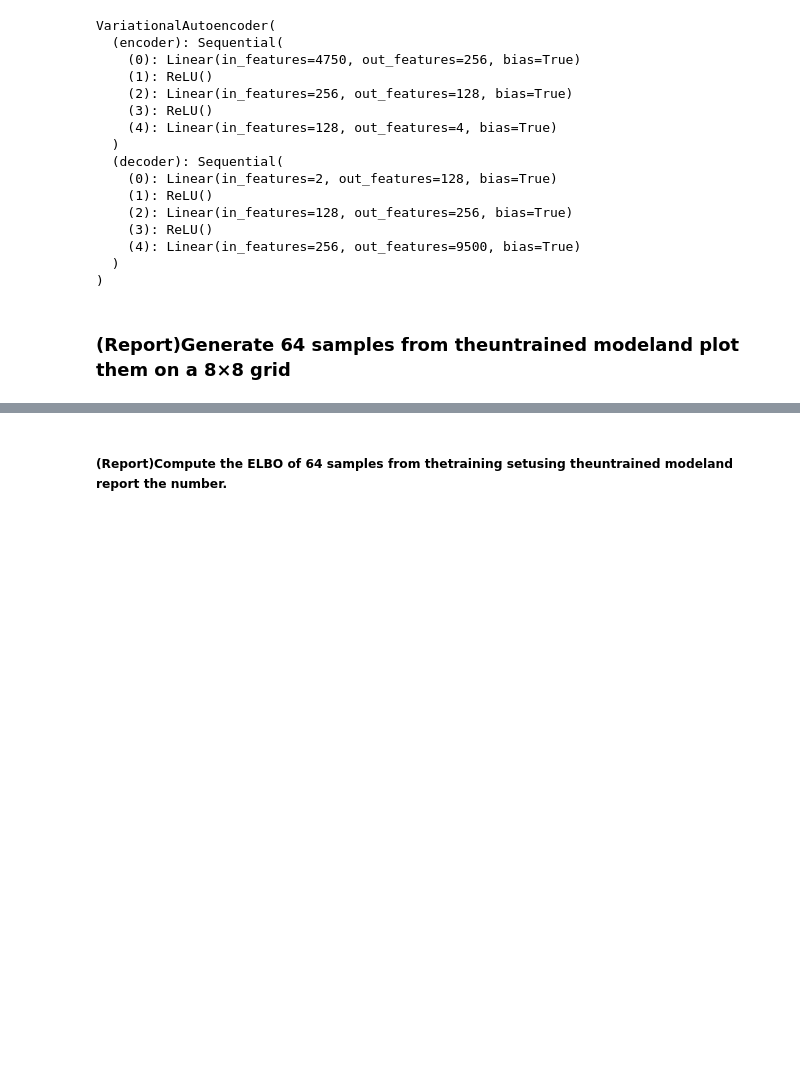
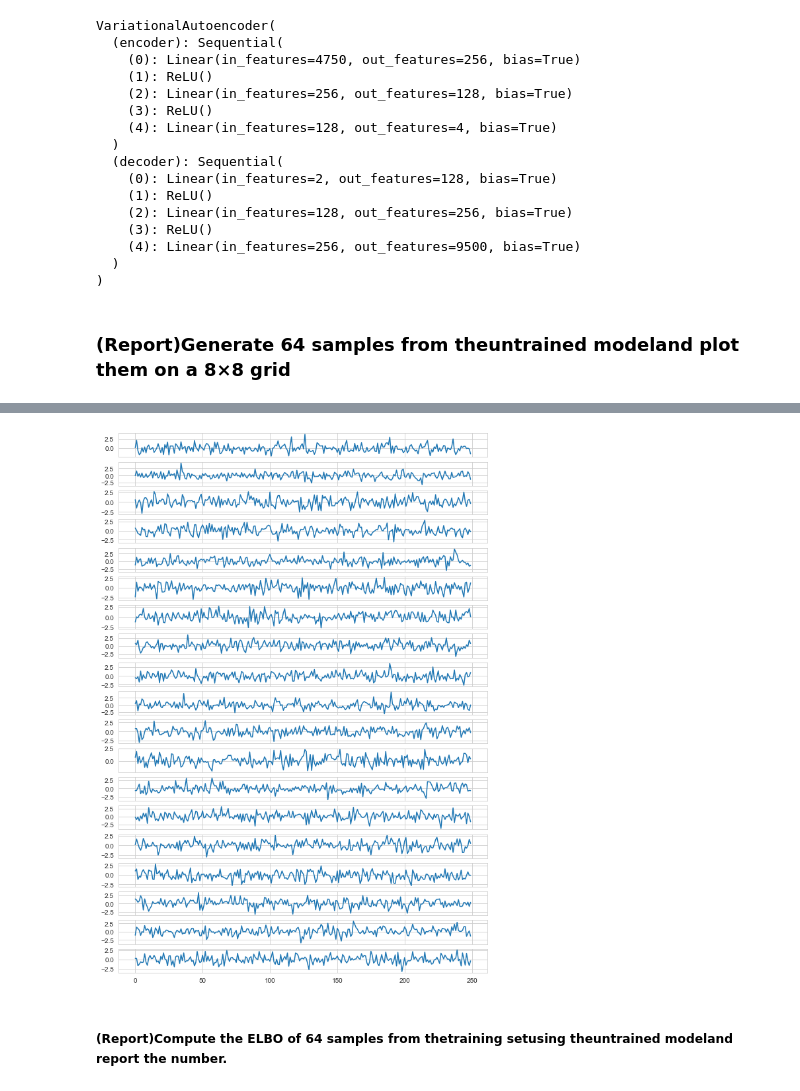
Before and after one commit to Blankuca/DeepLearning-VAE, a Jupyter notebook: Main_EEG.ipynb, the cells around one changed output, grey strips where cells are left out. Cells and saved outputs as stored; diff of their text form; code cells hidden in the pictures; blank space fills up the shorter version.

```diff
--- a/Main_EEG.ipynb
+++ b/Main_EEG.ipynb
@@ -373,3 +324,11 @@ for channel in untrained_samples[0]:
+# %%
+channels = 19
+fig, axs = plt.subplots(nrows= channels,figsize=(10,15))
+
+for i in range(channels):
+    axs[i].plot(untrained_samples[0][i])
+# %% [output]
+[figure, added]
 # %% [markdown]
 ##### (Report)Compute the ELBO of 64 samples from thetraining setusing theuntrained modeland report the number.
 # %%
```
Also changed, not shown: parts of 33 cells of this notebook, 3 other files.
